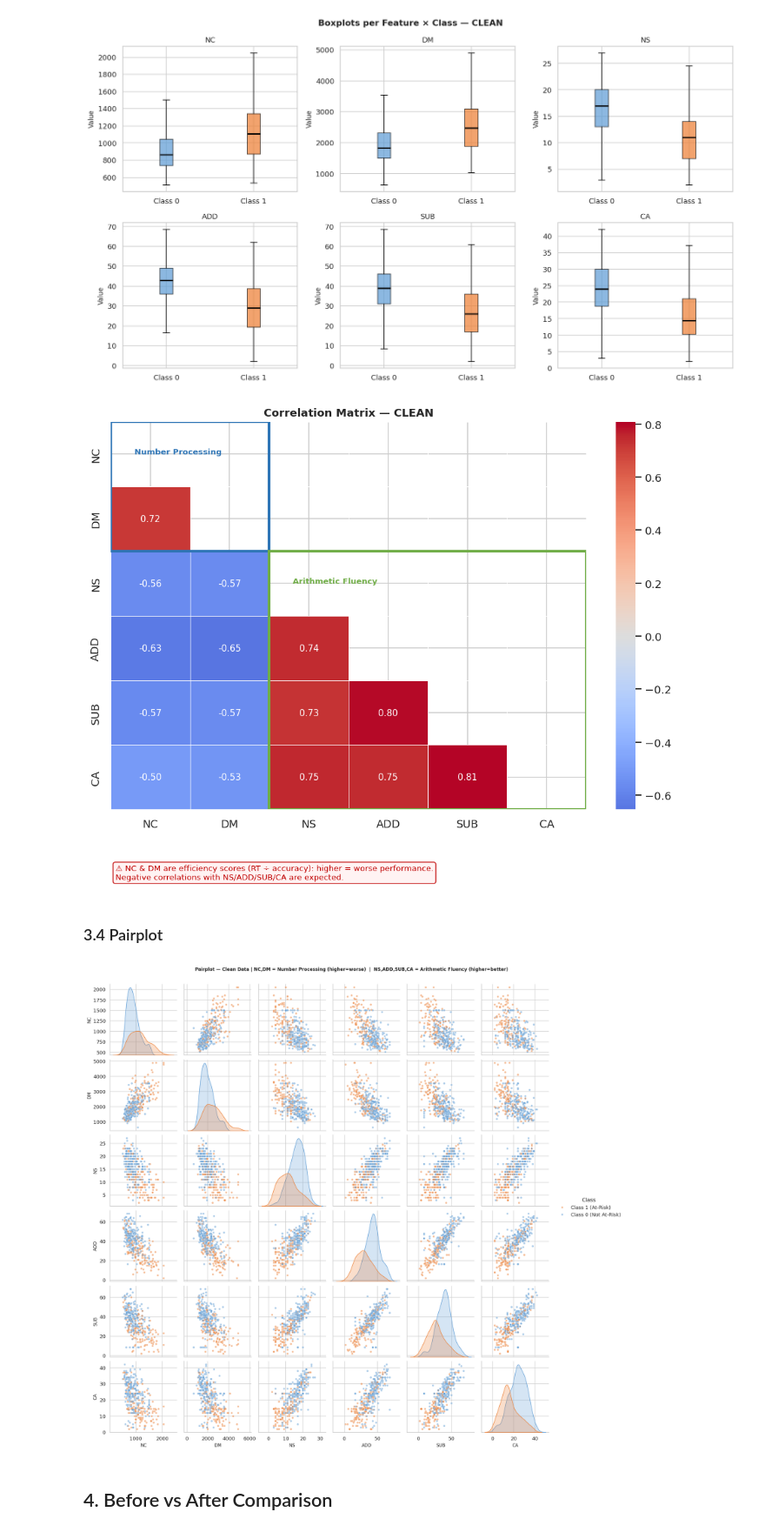
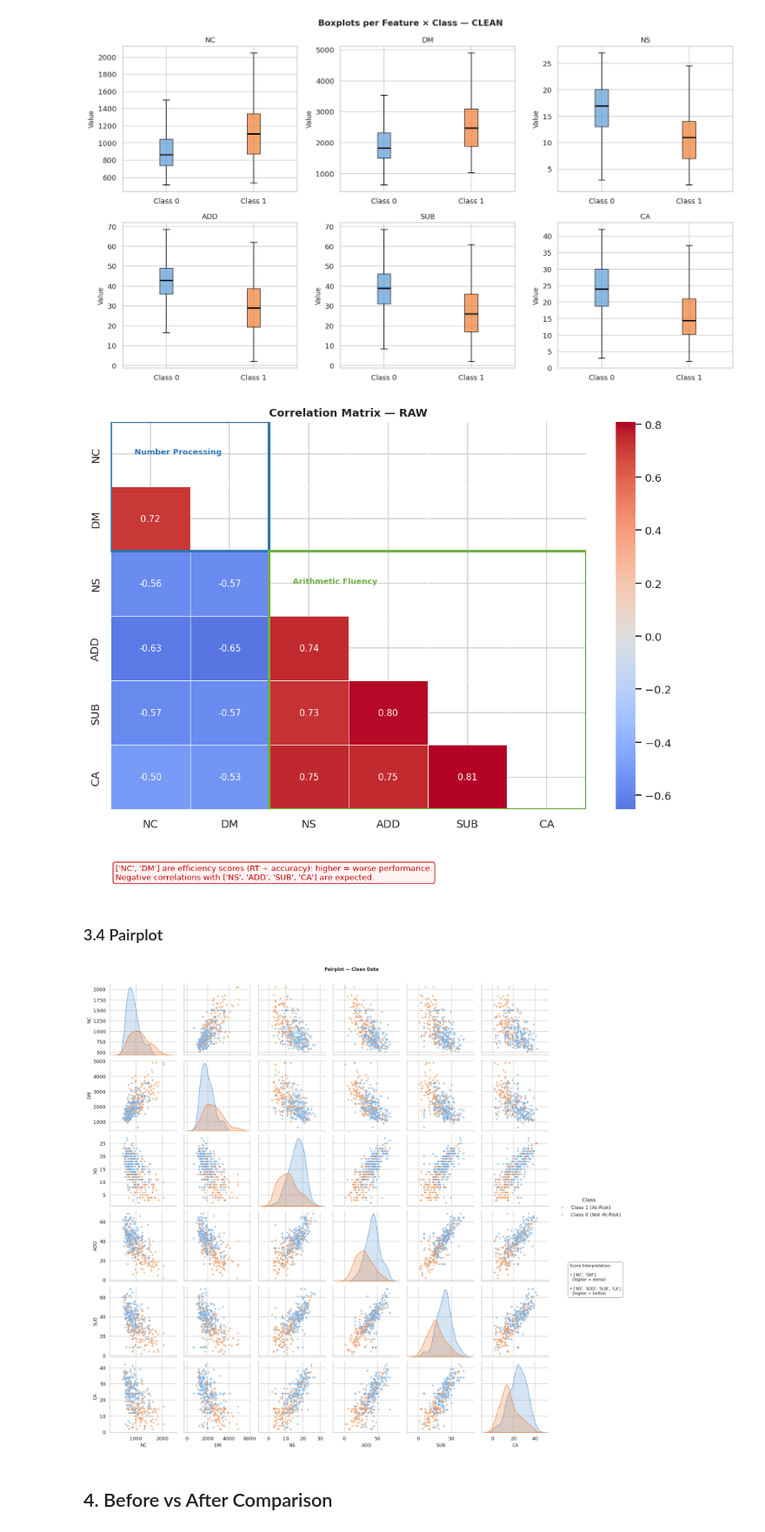
Before and after one commit to DysCalc/DysCalc-ML-Development, a Jupyter notebook: notebooks/dataset_analysis.ipynb, the cells around one changed output. Shown at 87% size. Saved outputs shown, nothing was run; the diff lists cells and outputs as text; code cells hidden in the pictures.

```diff
--- a/notebooks/dataset_analysis.ipynb
+++ b/notebooks/dataset_analysis.ipynb
@@ -277,4 +311,5 @@ plt.show()
 ### 2.1 Replace known invalid sentinels
 # %%
 df = df_raw.copy()
-df = df.replace([-99], np.nan)
+df = df.replace(DEFAULT_MISSING_VALUES, np.nan)
+print(f"Cells with values {DEFAULT_MISSING_VALUES} are replaced with nan")
@@ -302,7 +340,7 @@ dtype: int64
 Since missing values represent absent/incomplete students (not random), we first check whether missingness is disproportionate in the At-Risk class. If so, it is itself a diagnostic signal and must be preserved as indicator flags before imputing.
 # %%
 print("=== Missing counts per feature per class ===")
-missing_by_class = df.groupby('Label')[feature_cols].apply(lambda x: x.isna().sum())
+missing_by_class = df.groupby('Label')[FEATURE_COLUMNS].apply(lambda x: x.isna().sum())
 
 # Display-friendly copy
 missing_by_class_display = missing_by_class.copy()
@@ -310,7 +348,7 @@ missing_by_class_display.index = ['Not At-Risk (0)', 'At-Risk (1)']
 print(missing_by_class_display)
 
 print("\n=== Missing rate (%) per feature per class ===")
-missing_rate = df.groupby('Label')[feature_cols].apply(
+missing_rate = df.groupby('Label')[FEATURE_COLUMNS].apply(
     lambda x: (x.isna().sum() / len(x) * 100).round(1)
 )
 
@@ -473,5 +529,5 @@ else:
 # %%
-df[feature_cols] = df.groupby('Label')[feature_cols].transform(
+df[FEATURE_COLUMNS] = df.groupby('Label')[FEATURE_COLUMNS].transform(
     lambda x: x.fillna(x.median())
 )
 # Fallback: global median if an entire class column is NaN
@@ -539,0 +538,21 @@ Remaining NaNs: 0
+# %%
+clip_bounds = {}
+for col in FEATURE_COLUMNS:
+    clip_bounds[col] = {}
+    for label in df['Label'].unique():
+        mask = df['Label'] == label
+        Q1 = df.loc[mask, col].quantile(0.25)
+        Q3 = df.loc[mask, col].quantile(0.75)
+        IQR = Q3 - Q1
+        lower = Q1 - 1.5 * IQR
+        upper = Q3 + 1.5 * IQR
+        clip_bounds[col][label] = (lower, upper)
+        df.loc[mask, col] = df.loc[mask, col].clip(lower, upper)
+
+df = df.reset_index(drop=True)      # Sanity Check
+
+print('Per-class clipping bounds applied:')
+for col, bounds in clip_bounds.items():
+    for label, (lo, hi) in bounds.items():
+        name = 'Not At-Risk' if label == 0 else 'At-Risk'
+        print(f'  {col} [{name}]: [{lo:.2f}, {hi:.2f}]')
@@ -639,12 +672,8 @@ plt.show()
 # %% [output]
 [figure]
 # %%
-# Two-factor grouping
-number_processing = ['NC', 'DM']
-arithmetic_fluency = ['NS', 'ADD', 'SUB', 'CA']
-
-# Correlation (exclude Label unless you really need it)
-corr_clean = df_clean[feature_cols].corr()
+# Correlation
+corr_clean = df_clean[[*NUMBER_PROCESSING, *ARITHMETIC_FLUENCY]].corr()
 
 fig, ax = plt.subplots(figsize=(9, 7))
 
@@ -653,13 +682,13 @@ mask = np.triu(np.ones_like(corr_clean, dtype=bool))
 sns.heatmap(corr_clean, mask=mask, annot=True, fmt='.2f', cmap='coolwarm',
     center=0, linewidths=0.5, ax=ax, annot_kws={'size': 9})
 
-ax.set_title('Correlation Matrix — CLEAN', fontweight='bold')
+ax.set_title('Correlation Matrix — RAW', fontweight='bold')
 
-# --- Dynamic mapping (fixes your main issue) ---
+# --- Dynamic mapping ---
 col_index = {col: i for i, col in enumerate(corr_clean.columns)}
 
 # Number Processing
-np_idx = [col_index[c] for c in number_processing if c in col_index]
+np_idx = [col_index[c] for c in NUMBER_PROCESSING if c in col_index]
 if np_idx:
     np_min, np_max = min(np_idx), max(np_idx)
     ax.add_patch(plt.Rectangle(
@@ -674,7 +703,7 @@ if np_idx:
             fontsize=8, color='#2E75B6', fontweight='bold')
 
 # Arithmetic Fluency
-af_idx = [col_index[c] for c in arithmetic_fluency if c in col_index]
+af_idx = [col_index[c] for c in ARITHMETIC_FLUENCY if c in col_index]
 if af_idx:
     af_min, af_max = min(af_idx), max(af_idx)
     ax.add_patch(plt.Rectangle(
@@ -688,11 +717,11 @@ if af_idx:
     ax.text(af_min + 0.3, af_min + 0.5, 'Arithmetic Fluency',
             fontsize=8, color='#70AD47', fontweight='bold')
 
-# --- Stable annotation (fix clipping issue) ---
+# --- Stable annotation ---
 ax.text(
     0.01, -0.18,
-    '⚠ NC & DM are efficiency scores (RT ÷ accuracy): higher = worse performance.\n'
-    'Negative correlations with NS/ADD/SUB/CA are expected.',
+    f'{NUMBER_PROCESSING} are efficiency scores (RT ÷ accuracy): higher = worse performance.\n'
+    f'Negative correlations with {ARITHMETIC_FLUENCY} are expected.',
     transform=ax.transAxes,
     fontsize=8,
     color='#C00000',
@@ -702,25 +731,29 @@ ax.text(
 plt.tight_layout()
 plt.show()
 # %% [output]
-[figure, old version]
+[figure, new version]
 # %% [markdown]
 ### 3.4 Pairplot
 # %%
 pair_df_c = df_clean.copy()
 pair_df_c['Class'] = pair_df_c['Label'].map({0: 'Class 0 (Not At-Risk)', 1: 'Class 1 (At-Risk)'})
 
-# Highlight the two-factor structure with column ordering
-# Number Processing: NC, DM | Arithmetic Fluency: NS, ADD, SUB, CA
-ordered_cols = ['NC', 'DM', 'NS', 'ADD', 'SUB', 'CA']
-g = sns.pairplot(pair_df_c, vars=ordered_cols, hue='Class',
+g = sns.pairplot(pair_df_c, vars=[*NUMBER_PROCESSING, *ARITHMETIC_FLUENCY], hue='Class',
                  palette={'Class 0 (Not At-Risk)': TYPICAL_COLOR, 'Class 1 (At-Risk)': AT_RIST_COLOR},
                  diag_kind='kde', plot_kws={'alpha': 0.5, 's': 20})
 g.figure.suptitle(
-    'Pairplot — Clean Data | NC,DM = Number Processing (higher=worse)  |  NS,ADD,SUB,CA = Arithmetic Fluency (higher=better)',
+    'Pairplot — Clean Data',
     y=1.02, fontweight='bold', fontsize=10)
+
+g.figure.text(
+    0.9, 0.4,
+    f"Score Interpretation:\n\n• {NUMBER_PROCESSING}\n  (higher = worse)\n\n• {ARITHMETIC_FLUENCY}\n  (higher = better)",
+    ha='left', va='top', fontsize=9,
+    bbox=dict(boxstyle='round,pad=0.5', facecolor='white', edgecolor='gray', alpha=0.8)
+)
 plt.show()
 # %% [output]
-[figure, old version]
+[figure, new version]
 # %% [markdown]
 ## 4. Before vs After Comparison
 # %% [markdown]
```
Also changed, not shown: parts of 31 cells of this notebook, 20 other files.
